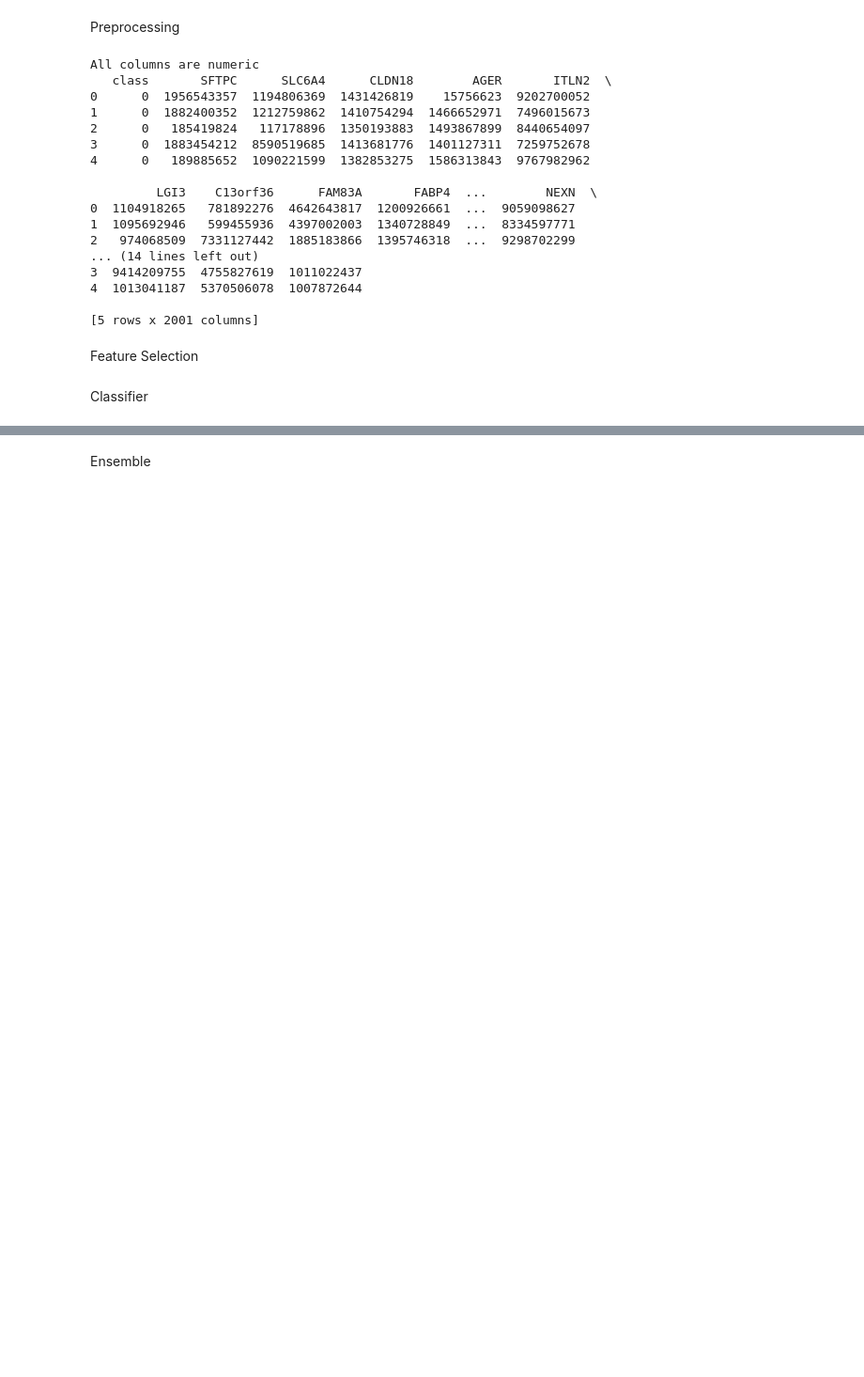
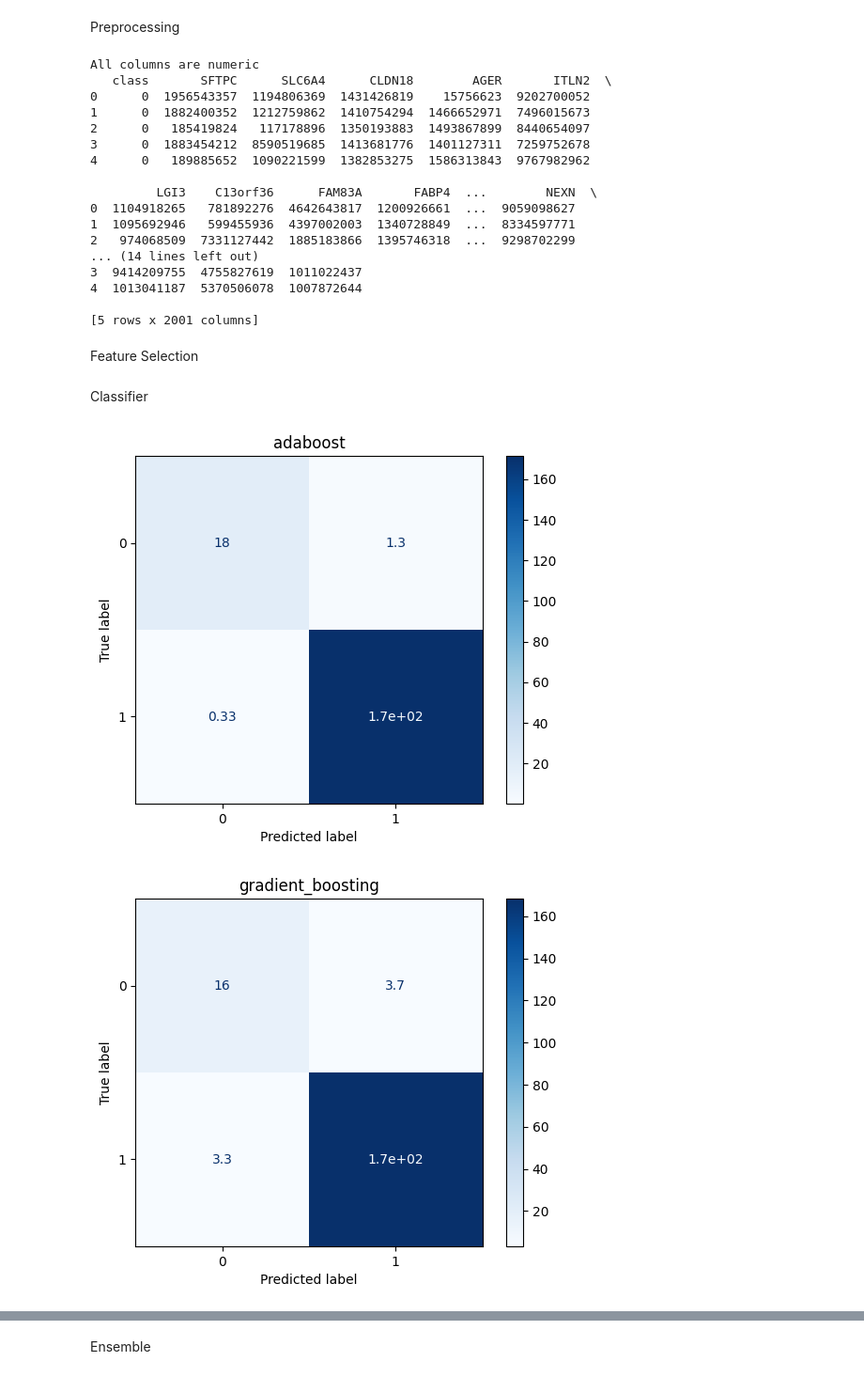
Before and after one commit to Szymqn/GlioClass, a Jupyter notebook: example_model.ipynb, the cells around one changed output, grey strips where cells are left out. Shown at 94% size. Drawn from its saved outputs; the diff is of its cells as text; code cells hidden in the pictures; blank space fills up the shorter version.

Commit message:
Added confusion matrix and compute mean of folds

```diff
--- a/example_model.ipynb
+++ b/example_model.ipynb
@@ -39,8 +39,10 @@ lasso_features = featureSelection.FeatureSelection(X, y, 'lasso', 100)()
 # %% [markdown]
 Classifier
 # %%
-clf1 = classifier.Classifier(X, y, features=lasso_features, classifiers=['decision_tree'], cross_validation='k_fold', fold=3)
+clf1 = classifier.Classifier(X, y, features=lasso_features, classifiers=['all'], cross_validation='stratified_k_fold', fold=3)
 # %%
-pm1 = performanceMetrics.PerformanceMetrics(clf1.y_test, clf1.predictions['decision_tree'], fold=clf1.fold)
-pm1.accuracyScore()
+pm1 = performanceMetrics.PerformanceMetrics(clf1.y_test, clf1.predictions, fold=clf1.fold)
+pm1.allMetrics()
 # %% [output]
+[figure, added]
+[figure, added]
```
Also changed, not shown: parts of 4 cells of this notebook, 1 other file.
